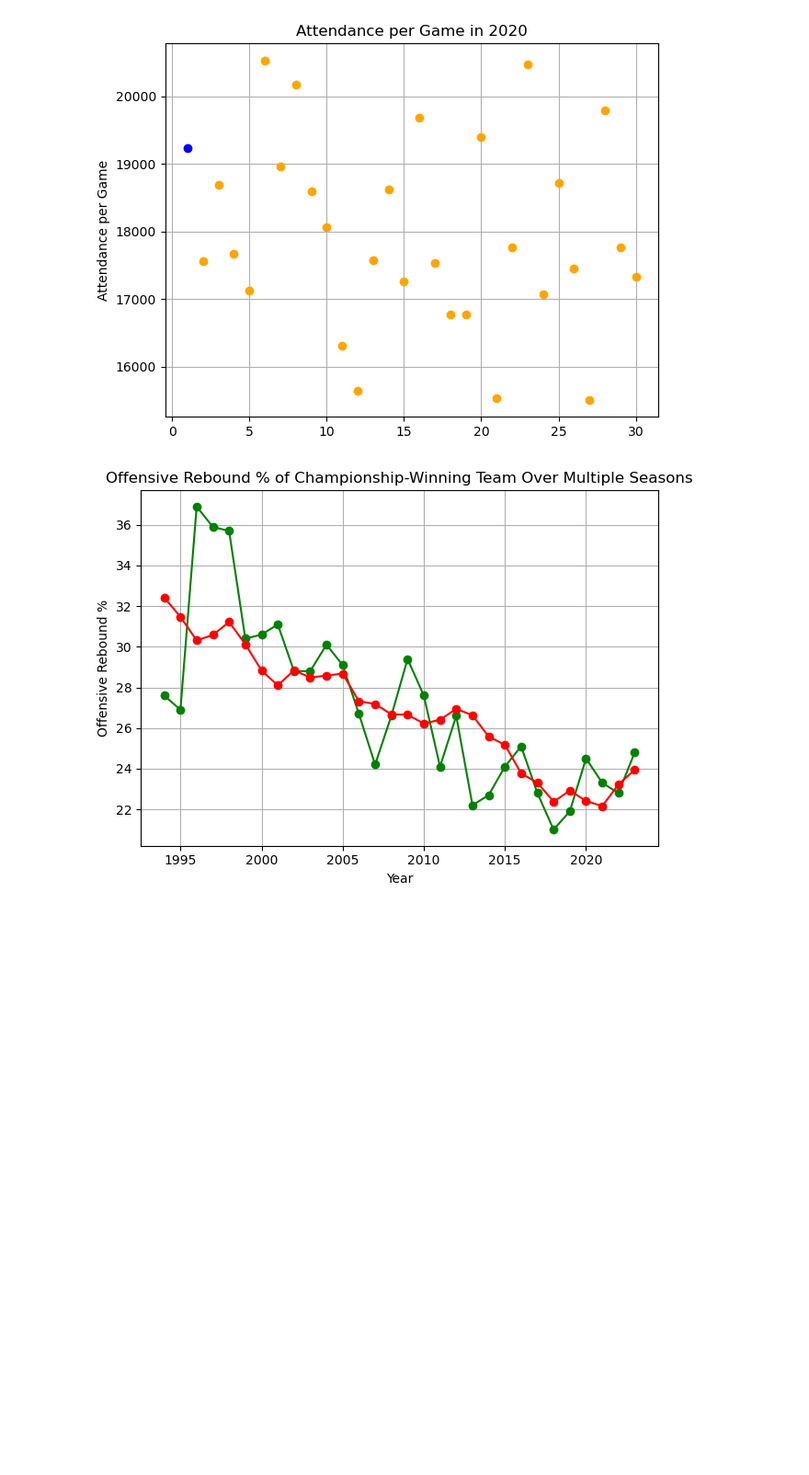
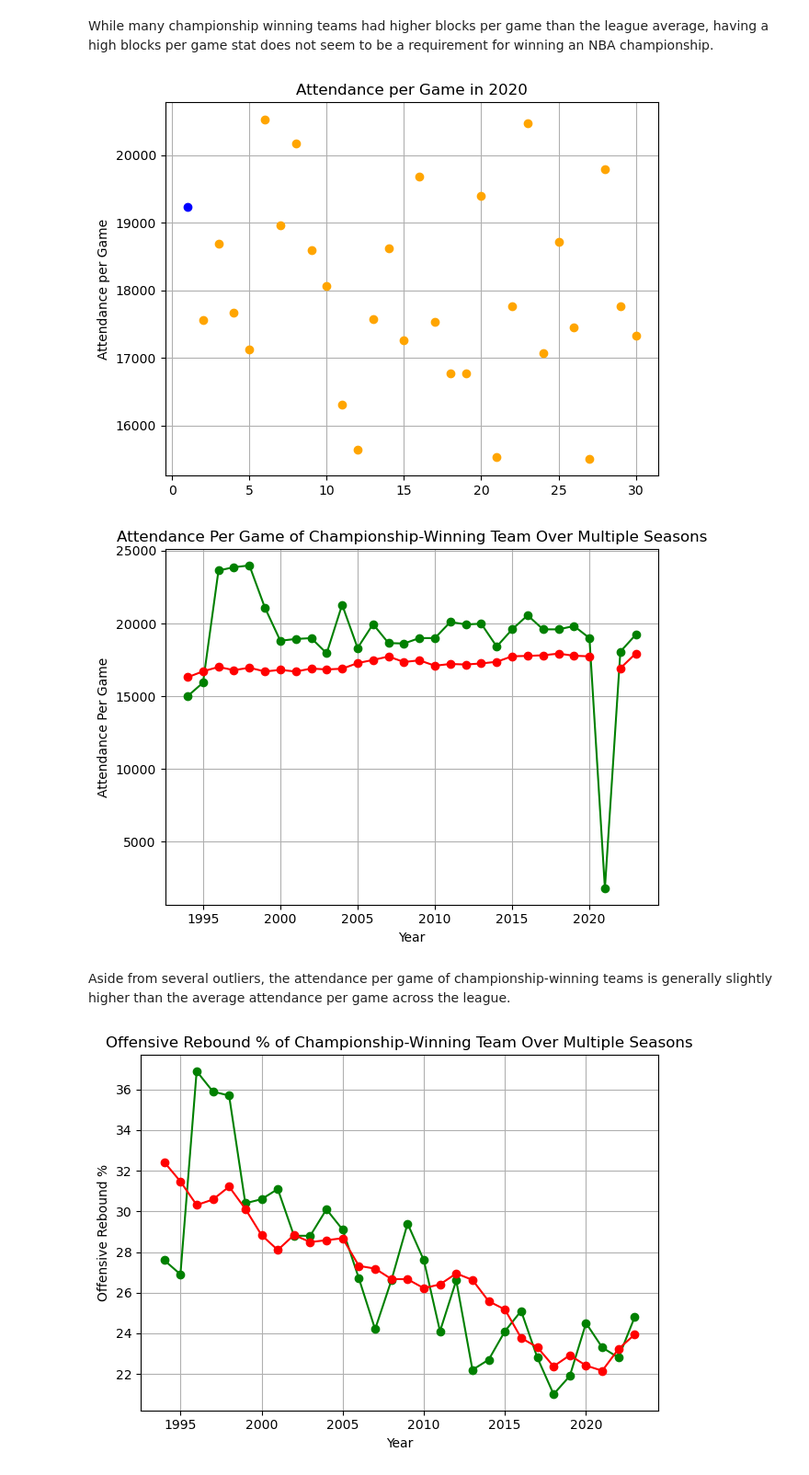
Before and after one commit to amubaraksyed/NBAChampion, a Jupyter notebook: Dylan_Data_Analysis_EDA.ipynb, the cells around one changed output. Shown at 92% size. Drawn from its saved outputs; the diff is of its cells as text; code cells hidden in the pictures; blank space fills up the shorter version.

```diff
--- a/Dylan_Data_Analysis_EDA.ipynb
+++ b/Dylan_Data_Analysis_EDA.ipynb
@@ -187,24 +235,50 @@ plt.show()
+# %% [markdown]
+While many championship winning teams had higher blocks per game than the league average, having a high blocks per game stat does not seem to be a requirement for winning an NBA championship.
 # %%
 # What is the impact of home arena attendance (Attend./G) on championship success?
 
 # Change the below variable to look at different years
 
 year = 2020
 championship_teams_attendance = df[df['Champion'] == 1]['Attend./G'].values[0]
 non_championship_teams_attendance = df[df['Champion'] != 1]['Attend./G'].values
 plt.figure()
 
 plt.plot([1], [championship_teams_attendance], marker='o', linestyle='', color='blue', label='Championship Team')
 for i, blocks in enumerate(non_championship_teams_attendance, start=2):
     plt.plot([i], [blocks], marker='o', linestyle='', color='orange', label='Non-Championship Teams')
 
 plt.title(f'Attendance per Game in {year}')
 plt.ylabel('Attendance per Game')
 plt.grid(True)
 plt.tight_layout()
 plt.show()
+
+championship_teams_attendance = {}
+for year, df in season_statistics.items():
+    championship_teams_attendance[year] = df[df['Champion'] == 1]['Attend./G'].values[0]
+
+non_championship_teams_attendance = {}
+for year, df in season_statistics.items():
+    non_championship_teams_attendance[year] = np.mean(df[df['Champion'] != 1]['Attend./G'].values)
+
+years = list(championship_teams_attendance.keys())
+attendance = list(championship_teams_attendance.values())
+attendance2 = list(non_championship_teams_attendance.values())
+
+plt.plot(years, attendance, marker='o', linestyle='-', color='green')
+plt.plot(years, attendance2, marker='o', linestyle='-', color='red')
+plt.title('Attendance Per Game of Championship-Winning Team Over Multiple Seasons')
+plt.xlabel('Year')
+plt.ylabel('Attendance Per Game')
+plt.grid(True)
+plt.tight_layout()
+plt.show()
 # %% [output]
 [figure]
+[figure, added]
+# %% [markdown]
+Aside from several outliers, the attendance per game of championship-winning teams is generally slightly higher than the average attendance per game across the league.
 # %%
 # How does the rebounding performance (ORB%, DRB%) of championship teams compare with the league average?
 
```
Also changed, not shown: parts of 8 cells of this notebook.
